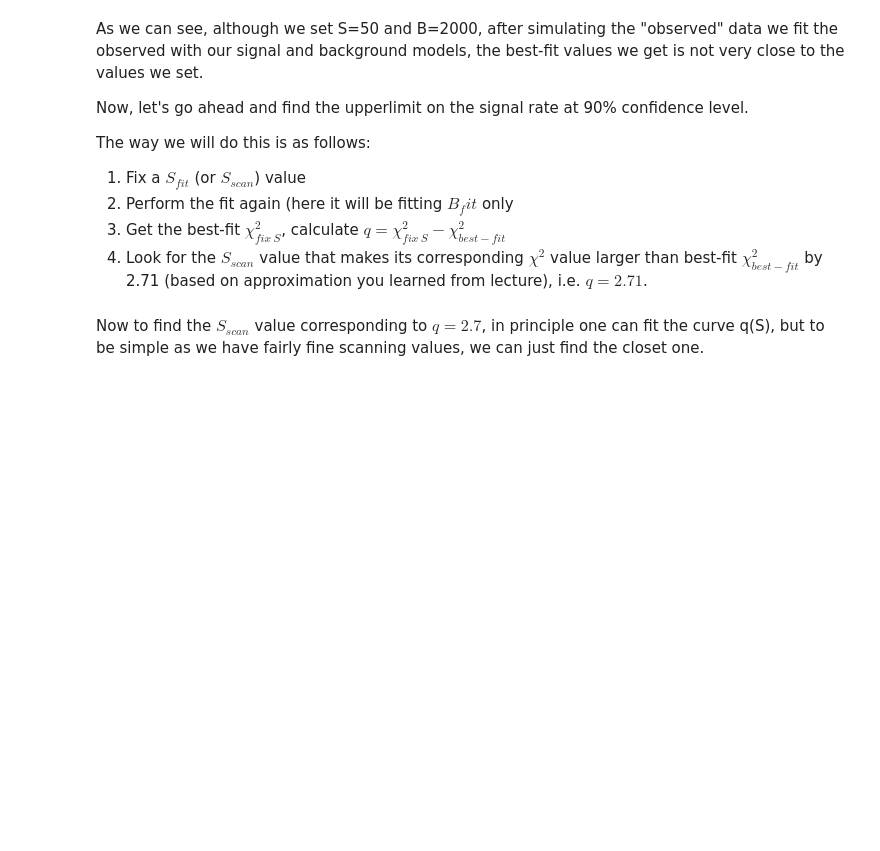
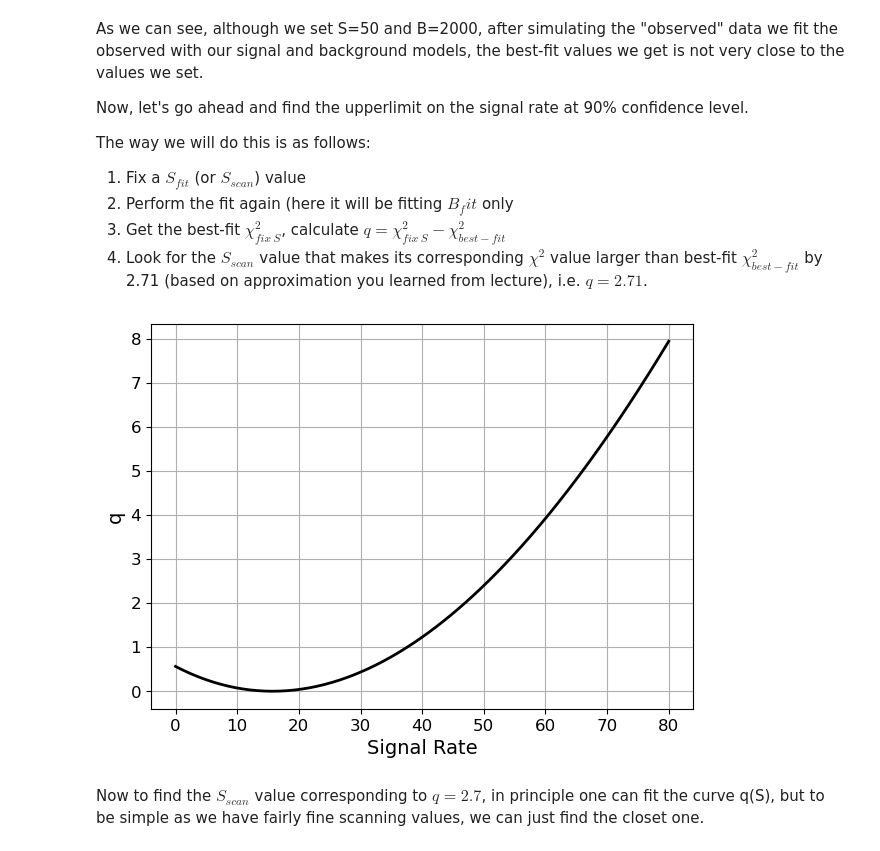
Before and after one commit to JavierZhao/DSC_Homework, a Jupyter notebook: Homework_05_WI25.ipynb, the cells around one changed output. Cells and saved outputs as stored; diff of their text form; code cells hidden in the pictures; blank space fills up the shorter version.

```diff
--- a/Homework_05_WI25.ipynb
+++ b/Homework_05_WI25.ipynb
@@ -76,6 +79,7 @@ energies, bkg_counts = background(E_min, E_max, n_bins, B)
 assert len(energies) == n_bins
 assert math.isclose(np.sum(bkg_counts), B, abs_tol=1.0)
 # %%
+from scipy.stats import norm
 def signal(E_min, E_max, n_bins, E_0, sigma, S):
     '''
     Input:
@@ -90,6 +94,11 @@ def signal(E_min, E_max, n_bins, E_0, sigma, S):
         signal_counts: array contains the expected number of signals in each energy bin
     '''
     # Implement your code below
+    bin_edges = np.linspace(E_min, E_max, n_bins + 1)
+    energies = (bin_edges[:-1] + bin_edges[1:]) / 2.0
+    # Compute the probability for a signal event to fall in each bin using the Gaussian CDF.
+    bin_probs = norm.cdf(bin_edges[1:], loc=E_0, scale=sigma) - norm.cdf(bin_edges[:-1], loc=E_0, scale=sigma)
+    signal_counts = S * bin_probs
     return energies, signal_counts
 # %%
 E_0 = 250
@@ -132,6 +143,15 @@ def generate_toy_mc(E_min, E_max, n_bins, E_0, sigma, S, B):
         toy_data: simulated events in each bin, signal_observed + background_observed
     '''
     # Implement your code below
+    energies, bkg_counts = background(E_min, E_max, n_bins, B)
+    energies, signal_counts = signal(E_min, E_max, n_bins, E_0, sigma, S)
+
+    # Draw signal counts first, then background counts
+    signal_observed = np.random.poisson(signal_counts)
+    bkg_observed = np.random.poisson(bkg_counts)
+
+
+    toy_data = signal_observed + bkg_observed
     return toy_data
 # %%
 # Set random seed for reproducibility
@@ -175,6 +197,13 @@ def chi2(S_fit, B_fit):
         Chi square
     '''
     # Implement your code below
+    energies, bkg_fit = background(E_min, E_max, n_bins, B_fit)
+    energies, signal_fit = signal(E_min, E_max, n_bins, E_0, sigma, S_fit)
+    expected_fit = bkg_fit + signal_fit
+
+    # Compute the chi-square value:
+    chi2_value = np.sum((observed_counts - expected_fit)**2 / expected_fit)
+
     return chi2_value
 # %%
 chi2_test = chi2(50, 2000)
@@ -184,7 +219,7 @@ assert math.isclose(chi2_test, 48.4744, abs_tol=1e-2)
 S_init = 100
 B_init = np.sum(observed_counts)
 # Implement your code below (only one line)
-minuit = ...
+minuit = Minuit(chi2, S_fit=S_init, B_fit=B_init)
 minuit.limits = [(0, None), (0, None)]
 minuit.migrad()  # Minimization
 
@@ -218,30 +259,32 @@ The way we will do this is as follows:
 # %%
 # Array to store q values for different signal strengths
 S_scan = np.linspace(0, 80, 200)  # Test range of signal strengths
 q_values = []
 
 for s in S_scan:
     # Implement your code below (replace "..." to your code)
     # Perform a minimization for each fixed S_scan
     # Hint: try Minuit(lambda B_fit: ... ) for a minuit fit with a fixed S_fit parameter
-    m_fixed = ...
+    m_fixed = Minuit(lambda B_fit: chi2(s, B_fit), B_fit=np.sum(observed_counts))
     m_fixed.limits = [(0, None)]
     m_fixed.migrad()
-    chi2_fixed = ...
+    chi2_fixed = m_fixed.fval
 
     # Calculate q for this signal rate
-    q = ...
+    q = chi2_fixed - chi2_min
     q_values.append(q)
 
 # Plot q vs. signal rate
 plt.figure(figsize=(7, 5))
 plt.plot(S_scan, q_values, color='black', linewidth=2)
 plt.xticks(fontsize=12)
 plt.yticks(fontsize=12)
 plt.xlabel("Signal Rate", fontsize=14)
 plt.ylabel("q", fontsize=14)
 plt.grid()
 plt.show()
+# %% [output]
+[figure, added]
 # %% [markdown]
 Now to find the $S_{scan}$ value corresponding to $q=2.7$, in principle one can fit the curve q(S), but to be simple as we have fairly fine scanning values, we can just find the closet one.
 # %%
```
Also changed, not shown: parts of 11 cells of this notebook, 1 other file.
